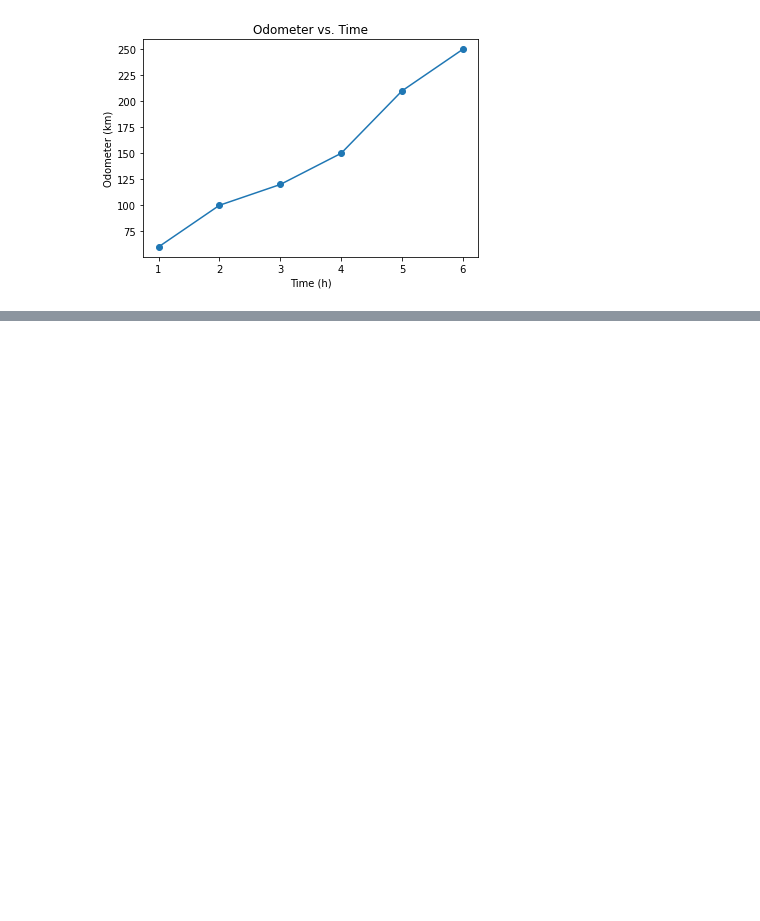
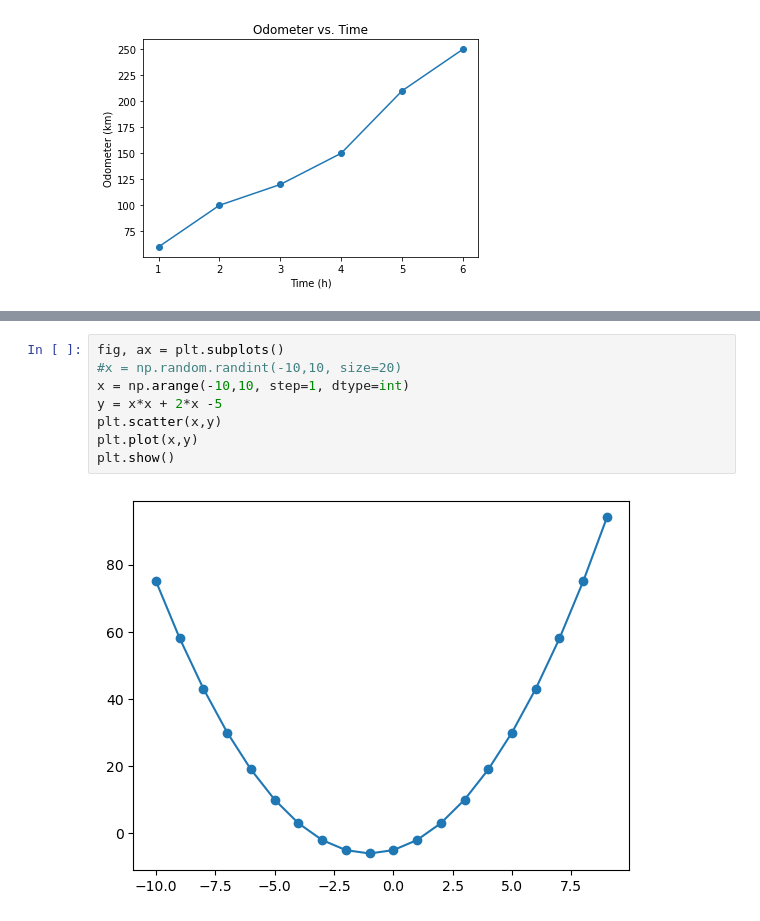
Before and after one commit to jarix/Python_Snippets, a Jupyter notebook: matplotlib_101.ipynb, the cells around one changed output, grey strips where cells are left out. Drawn from its saved outputs; the diff is of its cells as text; blank space fills up the shorter version.

```diff
--- a/matplotlib_101.ipynb
+++ b/matplotlib_101.ipynb
@@ -34,0 +61,10 @@ plt.show()
+# %%
+fig, ax = plt.subplots()
+#x = np.random.randint(-10,10, size=20)
+x = np.arange(-10,10, step=1, dtype=int)
+y = x*x + 2*x -5
+plt.scatter(x,y)
+plt.plot(x,y)
+plt.show()
+# %% [output]
+[figure, added]
```
Also changed, not shown: parts of 20 cells of this notebook.
